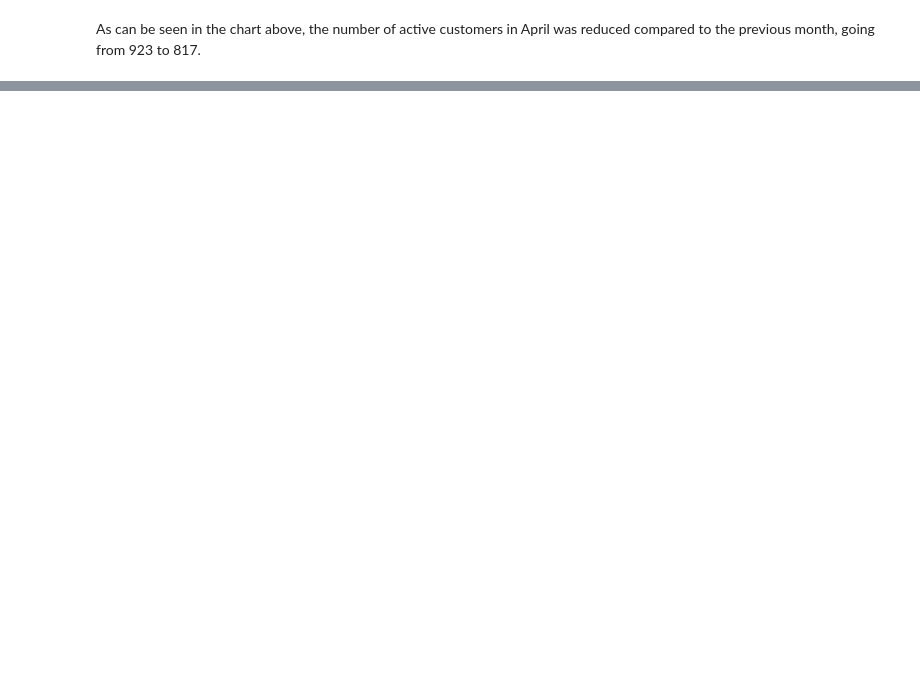
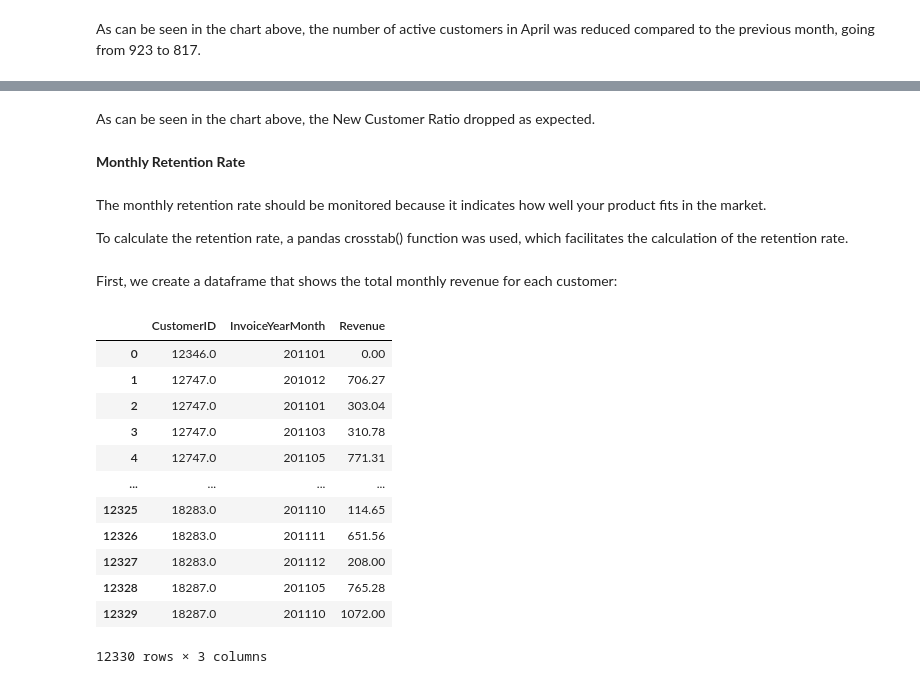
Before and after one commit to BrunoAzambuja/Boosting-online-retail-sales, a Jupyter notebook: boosting-online-retail-sales.ipynb, the cells around one changed output, grey strips where cells are left out. Saved outputs shown, nothing was run; the diff lists cells and outputs as text; code cells hidden in the pictures; blank space fills up the shorter version.

```diff
--- a/boosting-online-retail-sales.ipynb
+++ b/boosting-online-retail-sales.ipynb
@@ -178,0 +347,28 @@ As can be seen in the chart above, the number of active customers in April was r
+# %% [markdown]
+As can be seen in the chart above, the New Customer Ratio dropped as expected.
+# %% [markdown]
+**Monthly Retention Rate**
+# %% [markdown]
+The monthly retention rate should be monitored because it indicates how well your product fits in the market.
+
+To calculate the retention rate, a pandas crosstab() function was used, which facilitates the calculation of the retention rate.
+# %% [markdown]
+First, we create a dataframe that shows the total monthly revenue for each customer:
+# %%
+#identify which users are active by looking at their revenue per month
+tx_user_purchase = tx_uk.groupby(['CustomerID','InvoiceYearMonth'])['Revenue'].sum().reset_index()
+tx_user_purchase
+# %% [output]
+|  | CustomerID | InvoiceYearMonth | Revenue |
+| 0 | 12346.0 | 201101 | 0.00 |
+| 1 | 12747.0 | 201012 | 706.27 |
+| 2 | 12747.0 | 201101 | 303.04 |
+| 3 | 12747.0 | 201103 | 310.78 |
+| 4 | 12747.0 | 201105 | 771.31 |
+| ... | ... | ... | ... |
+| 12325 | 18283.0 | 201110 | 114.65 |
+| 12326 | 18283.0 | 201111 | 651.56 |
+| 12327 | 18283.0 | 201112 | 208.00 |
+| 12328 | 18287.0 | 201105 | 765.28 |
+| 12329 | 18287.0 | 201110 | 1072.00 |
+12330 rows × 3 columns
```
Also changed, not shown: parts of 23 cells of this notebook.
